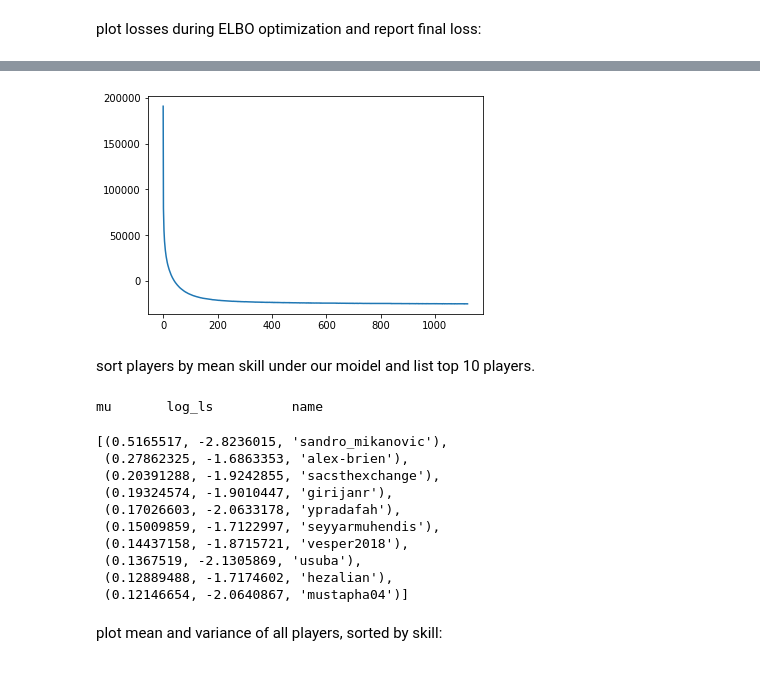
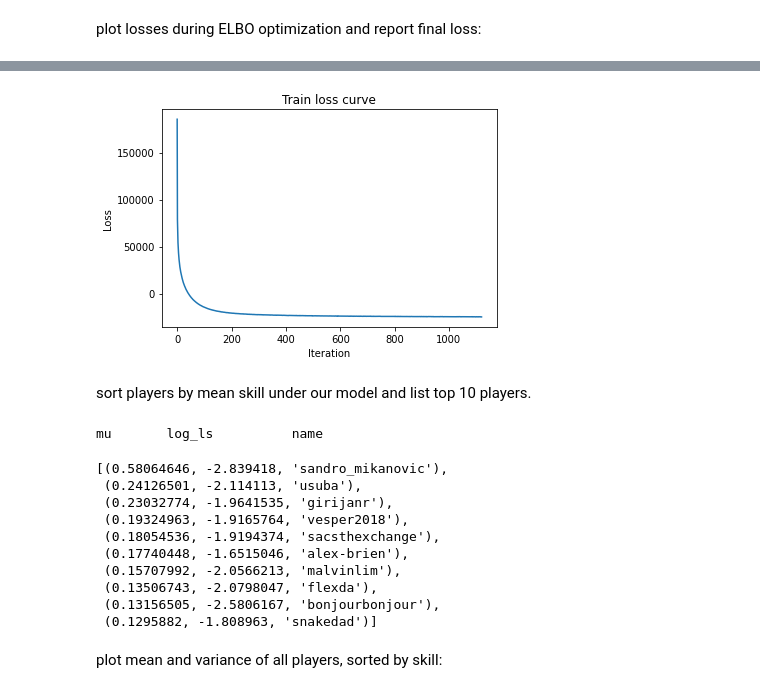
Before and after one commit to mrsalehi/csc2506-prob-learn-reason, a Jupyter notebook: Assignment-2/A2.ipynb, the cells around one changed output, grey strips where cells are left out. Cells and saved outputs as stored; diff of their text form; code cells hidden in the pictures.

```diff
--- a/Assignment-2/A2.ipynb
+++ b/Assignment-2/A2.ipynb
@@ -424,15 +424,15 @@ def elbo(params, logp, num_samples):
     epsilon = jnp.array(np.random.randn(num_samples, mu.shape[0]))  # shape: (B, N)
 
     samples = epsilon * jnp.exp(log_ls) + mu  # shape: (B, N)
-    logp_estimate = logp(samples)  # shape: (B, 1)
+    logp_estimate = jnp.mean(logp(samples))
 
     '''
     To calculate log_q we can compute the pdfs before transforming the samples since the transformation
     does not change the likelihood!
     '''
-    logq_estimate = jnp.sum(-0.5 * (jnp.log(2 * pi) + epsilon ** 2), axis=1)  # shape: (B, 1)
+    logq_estimate = jnp.mean(jnp.sum(-0.5 * (jnp.log(2 * pi) + epsilon ** 2), axis=1))
 
-    return jnp.mean(logp_estimate - logq_estimate)
+    return logp_estimate - logq_estimate
 
 
 def neg_elbo(params, games, num_samples=100):
@@ -493,5 +493,8 @@ Wall time: 1min 26s
 plot losses during ELBO optimization and report final loss:
 # %%
 print('Final loss:', losses[-1])
-plt.plot(losses);
+plt.plot(losses)
+plt.title('Train loss curve')
+plt.xlabel('Iteration')
+plt.ylabel('Loss');
 # %% [output]
@@ -499,6 +502,6 @@ Final loss: -24807.582
-[figure, old version]
+[figure, new version]
 # %% [markdown]
-sort players by mean skill under our moidel and list top 10 players.
+sort players by mean skill under our model and list top 10 players.
 # %%
 params_names_joint = list(zip(params_cur['mu'], params_cur['log_ls'], names))
 players_sorted = sorted(params_names_joint, key = lambda item: item[0], reverse=True)
@@ -507,16 +510,16 @@ print('mu \t log_ls \t name')
 players_sorted[:10]
 # %% [output]
 mu       log_ls          name
-[(0.5165517, -2.8236015, 'sandro_mikanovic'),
- (0.27862325, -1.6863353, 'alex-brien'),
- (0.20391288, -1.9242855, 'sacsthexchange'),
- (0.19324574, -1.9010447, 'girijanr'),
- (0.17026603, -2.0633178, 'ypradafah'),
- (0.15009859, -1.7122997, 'seyyarmuhendis'),
- (0.14437158, -1.8715721, 'vesper2018'),
- (0.1367519, -2.1305869, 'usuba'),
- (0.12889488, -1.7174602, 'hezalian'),
- (0.12146654, -2.0640867, 'mustapha04')]
+[(0.58064646, -2.839418, 'sandro_mikanovic'),
+ (0.24126501, -2.114113, 'usuba'),
+ (0.23032774, -1.9641535, 'girijanr'),
+ (0.19324963, -1.9165764, 'vesper2018'),
+ (0.18054536, -1.9194374, 'sacsthexchange'),
+ (0.17740448, -1.6515046, 'alex-brien'),
+ (0.15707992, -2.0566213, 'malvinlim'),
+ (0.13506743, -2.0798047, 'flexda'),
+ (0.13156505, -2.5806167, 'bonjourbonjour'),
+ (0.1295882, -1.808963, 'snakedad')]
 # %% [markdown]
 plot mean and variance of all players, sorted by skill:
 # %%
```
Also changed, not shown: parts of 24 cells of this notebook.
